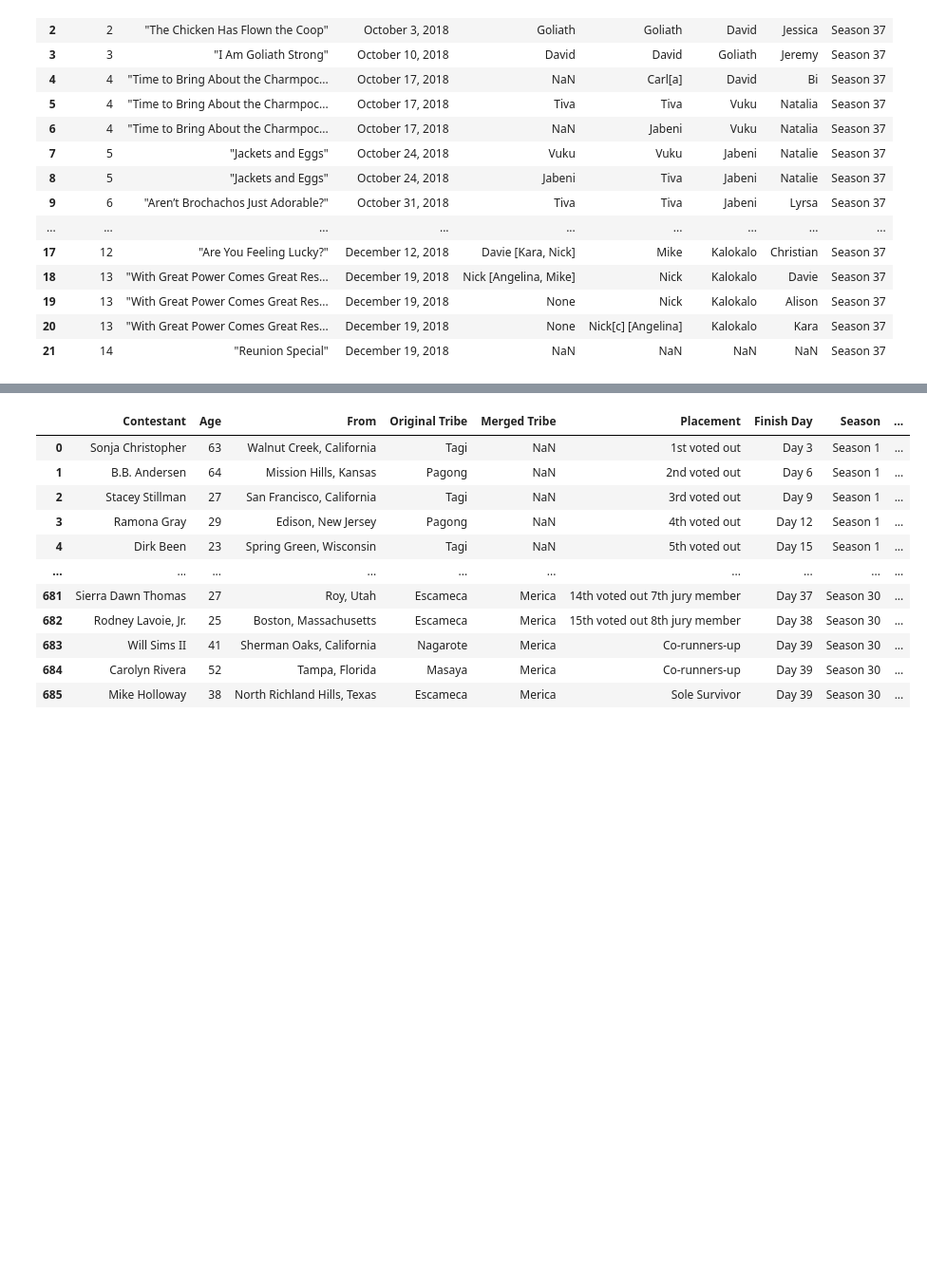
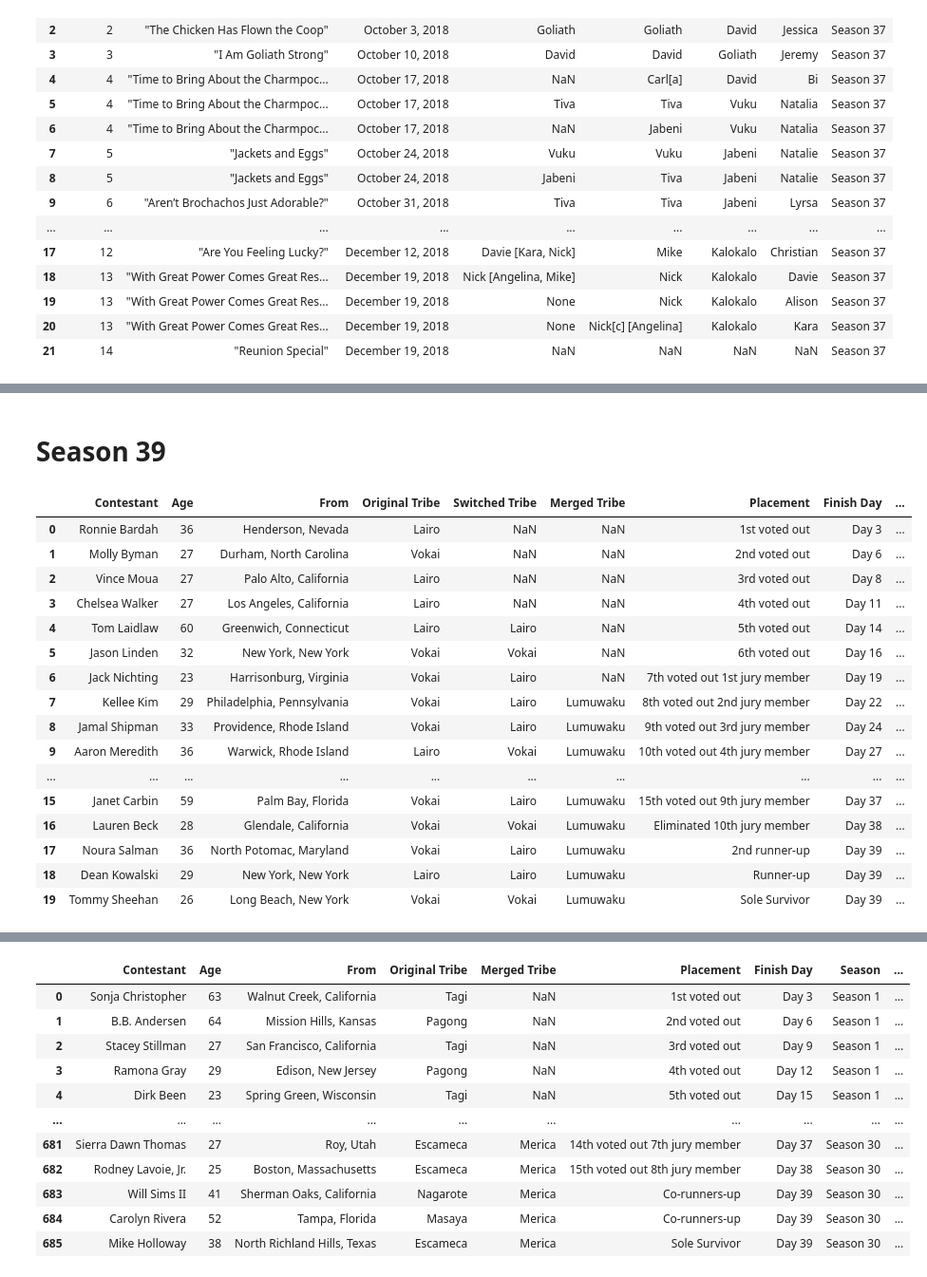
Before and after one commit to Erica-Exotica/DA8-capstone, a Jupyter notebook: notebook/CapstoneV2.ipynb, the cells around one changed output, grey strips where cells are left out. Shown at 95% size. Cells and saved outputs as stored; diff of their text form; code cells hidden in the pictures; blank space fills up the shorter version.

```diff
--- a/notebook/CapstoneV2.ipynb
+++ b/notebook/CapstoneV2.ipynb
@@ -2319,0 +2322,9 @@ challenge_winners_eliminations37
+# %%
+szn_38_URL = 'https://en.wikipedia.org/wiki/Survivor:_Edge_of_Extinction'
+response38 = requests.get(szn_38_URL)
+soup38 = BS(response38.text)
+contestants_df_szn38 = pd.read_html(str(soup38.find('table', attrs={'class' : 'wikitable'})))[0]
+contestants_df_szn38['Season'] = 'Season 38'
+contestants_df_szn38.columns =   ['Contestant', 'Age', 'From', 'Original Tribe', 'Switched Tribe', 'Merged Tribe', 'Main Game Finish', 'Main Game Day', 'Edge of Extinction Finish', 'Edge of Extinction Day', 'Season']
+all_contestants.append(contestants_df_szn38)
+contestants_df_szn38
@@ -2319,0 +2377,29 @@ challenge_winners_eliminations37
+# %% [markdown]
+# Season 39
+# %%
+szn_39_URL = 'https://en.wikipedia.org/wiki/Survivor:_Island_of_the_Idols'
+response39 = requests.get(szn_39_URL)
+soup39 = BS(response39.text)
+contestants_df_szn39 = pd.read_html(str(soup39.find('table', attrs={'class' : 'wikitable'})))[0]
+contestants_df_szn39['Season'] = 'Season 39'
+contestants_df_szn39.columns =   ['Contestant', 'Age', 'From', 'Original Tribe', 'Switched Tribe', 'Merged Tribe', 'Placement', 'Finish Day', 'Season']
+all_contestants.append(contestants_df_szn39)
+contestants_df_szn39
+# %% [output]
+|  | Contestant | Age | From | Original Tribe | Switched Tribe | Merged Tribe | Placement | Finish Day | ... |
+| 0 | Ronnie Bardah | 36 | Henderson, Nevada | Lairo | NaN | NaN | 1st voted out | Day 3 | ... |
+| 1 | Molly Byman | 27 | Durham, North Carolina | Vokai | NaN | NaN | 2nd voted out | Day 6 | ... |
+| 2 | Vince Moua | 27 | Palo Alto, California | Lairo | NaN | NaN | 3rd voted out | Day 8 | ... |
+| 3 | Chelsea Walker | 27 | Los Angeles, California | Lairo | NaN | NaN | 4th voted out | Day 11 | ... |
+| 4 | Tom Laidlaw | 60 | Greenwich, Connecticut | Lairo | Lairo | NaN | 5th voted out | Day 14 | ... |
+| 5 | Jason Linden | 32 | New York, New York | Vokai | Vokai | NaN | 6th voted out | Day 16 | ... |
+| 6 | Jack Nichting | 23 | Harrisonburg, Virginia | Vokai | Lairo | NaN | 7th voted out 1st jury member | Day 19 | ... |
+| 7 | Kellee Kim | 29 | Philadelphia, Pennsylvania | Vokai | Lairo | Lumuwaku | 8th voted out 2nd jury member | Day 22 | ... |
+| 8 | Jamal Shipman | 33 | Providence, Rhode Island | Vokai | Lairo | Lumuwaku | 9th voted out 3rd jury member | Day 24 | ... |
+| 9 | Aaron Meredith | 36 | Warwick, Rhode Island | Lairo | Vokai | Lumuwaku | 10th voted out 4th jury member | Day 27 | ... |
+| ... | ... | ... | ... | ... | ... | ... | ... | ... | ... |
+| 15 | Janet Carbin | 59 | Palm Bay, Florida | Vokai | Lairo | Lumuwaku | 15th voted out 9th jury member | Day 37 | ... |
+| 16 | Lauren Beck | 28 | Glendale, California | Vokai | Vokai | Lumuwaku | Eliminated 10th jury member | Day 38 | ... |
+| 17 | Noura Salman | 36 | North Potomac, Maryland | Vokai | Lairo | Lumuwaku | 2nd runner-up | Day 39 | ... |
+| 18 | Dean Kowalski | 29 | New York, New York | Lairo | Lairo | Lumuwaku | Runner-up | Day 39 | ... |
+| 19 | Tommy Sheehan | 26 | Long Beach, New York | Vokai | Vokai | Lumuwaku | Sole Survivor | Day 39 | ... |
```
Also changed, not shown: parts of 10 cells of this notebook.
